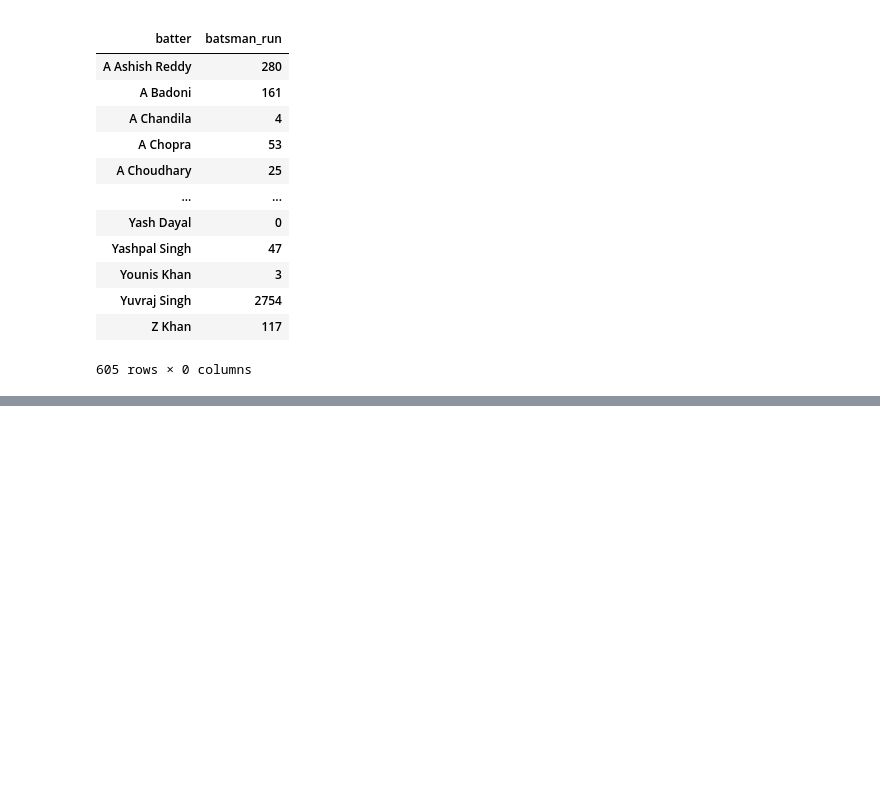
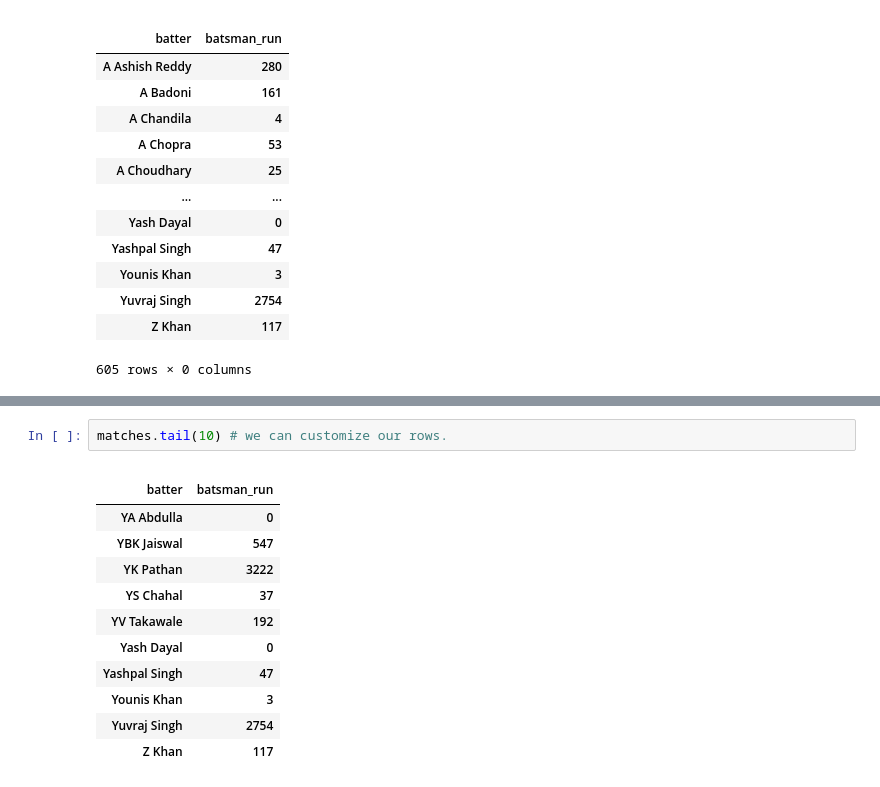
Before and after one commit to aayushmanz/Python-for-ML, a Jupyter notebook: Pandas in Python/series_in_pandas_part_2.ipynb, the cells around one changed output, grey strips where cells are left out. Saved outputs shown, nothing was run; the diff lists cells and outputs as text; blank space fills up the shorter version.

```diff
--- a/Pandas in Python/series_in_pandas_part_2.ipynb
+++ b/Pandas in Python/series_in_pandas_part_2.ipynb
@@ -66,0 +107,15 @@ dtype: int64
+# %%
+matches.tail(10) # we can customize our rows.
+# %% [output]
+|  |  |
+| batter | batsman_run |
+| YA Abdulla | 0 |
+| YBK Jaiswal | 547 |
+| YK Pathan | 3222 |
+| YS Chahal | 37 |
+| YV Takawale | 192 |
+| Yash Dayal | 0 |
+| Yashpal Singh | 47 |
+| Younis Khan | 3 |
+| Yuvraj Singh | 2754 |
+| Z Khan | 117 |
```
Also changed, not shown: parts of 11 cells of this notebook.
